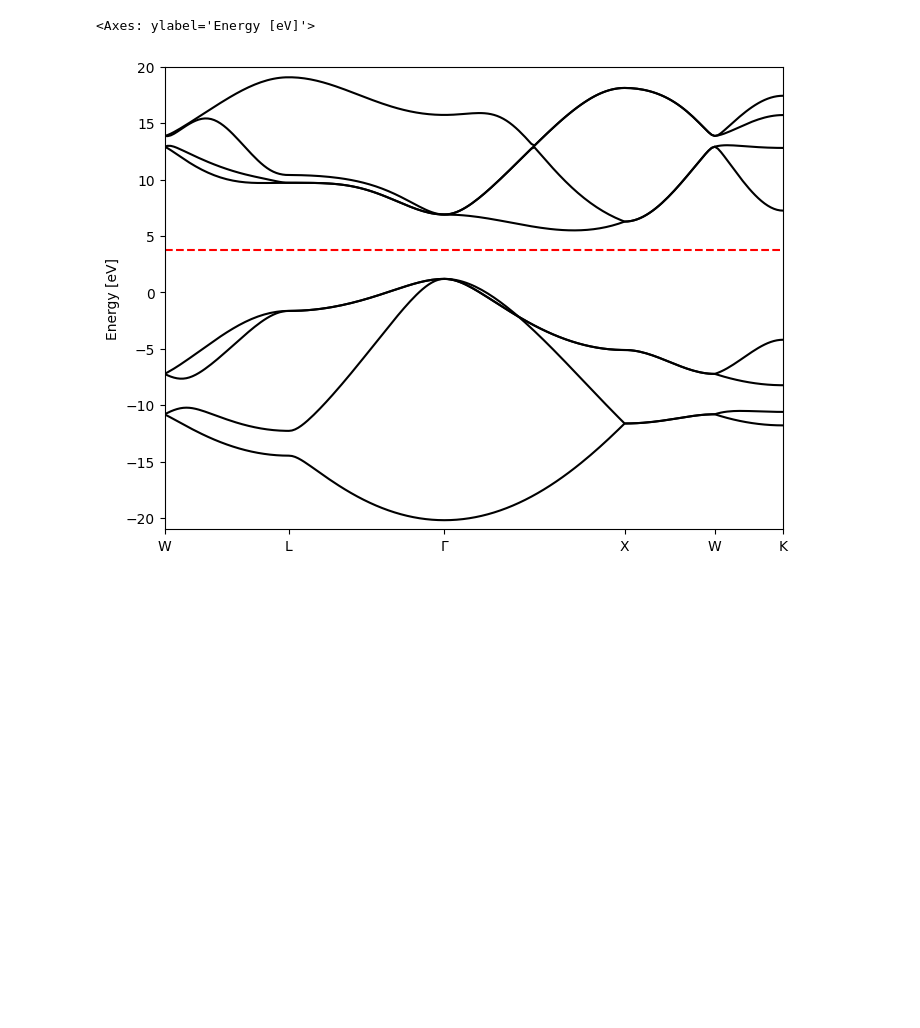
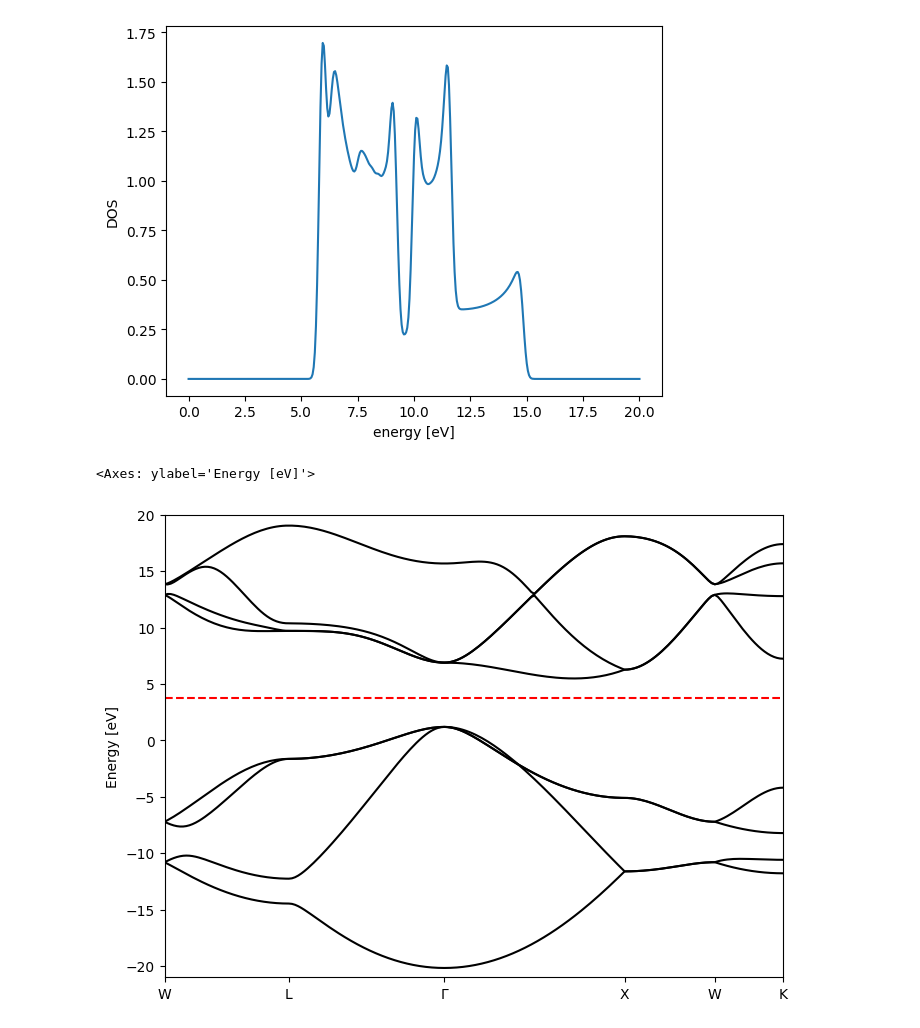
Before and after one commit to fireball-QMD/fireballpy, a Jupyter notebook: examples/C-dia.ipynb, the cells around one changed output. Drawn from its saved outputs; the diff is of its cells as text; code cells hidden in the pictures; blank space fills up the shorter version.

```diff
--- a/examples/C-dia.ipynb
+++ b/examples/C-dia.ipynb
@@ -53,3 +55,14 @@ print(atoms.calc.results['shell_charges'])
+# %%
+from ase.dft.dos import DOS
+dos = DOS(atoms.calc, width=0.2, window=(0, 20))
+d = dos.get_dos()
+e = dos.get_energies()
+plt.plot(e, d)
+plt.xlabel('energy [eV]')
+plt.ylabel('DOS')
+plt.show()
+# %% [output]
+[figure, added]
 # %%
 from fireballpy.bands import BandPath
 bp = BandPath(atoms=atoms, path='WLGXWK', npoints=200)
```
Also changed, not shown: parts of 5 cells of this notebook, 1 other file.
